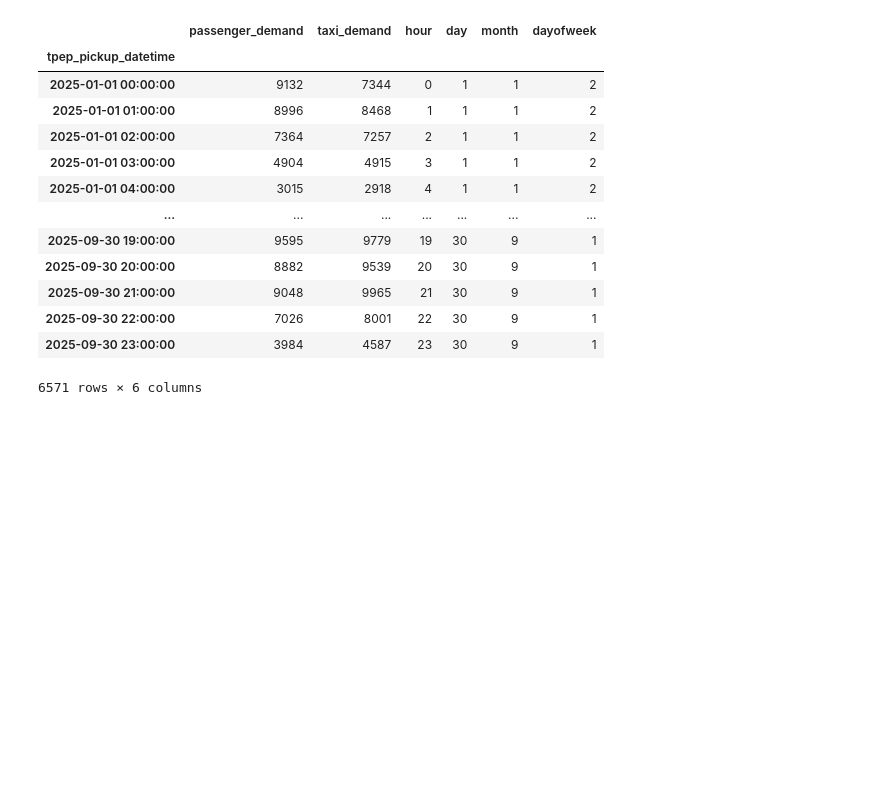
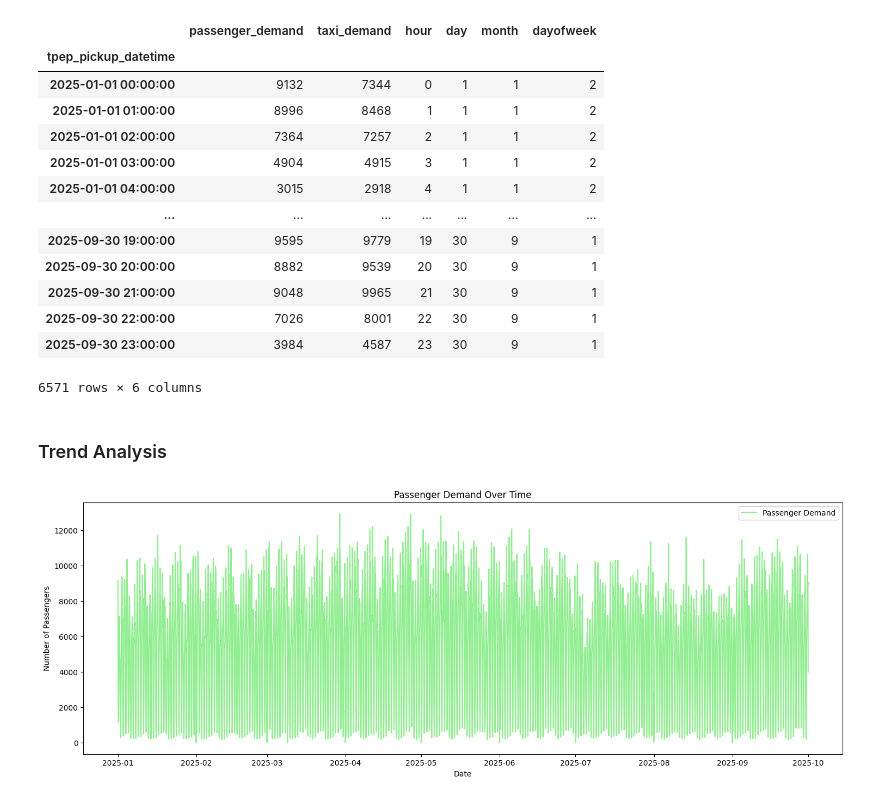
Before and after one commit to Rasel1435/yellow-taxi-demand-analysis, a Jupyter notebook: 1_Data_Preprocess/a_EDA/b_TimeSeriesAnalysis.ipynb, the cells around one changed output. Saved outputs shown, nothing was run; the diff lists cells and outputs as text; code cells hidden in the pictures; blank space fills up the shorter version.

```diff
--- a/1_Data_Preprocess/a_EDA/b_TimeSeriesAnalysis.ipynb
+++ b/1_Data_Preprocess/a_EDA/b_TimeSeriesAnalysis.ipynb
@@ -67,0 +66,2 @@ df.loc[0, 'tpep_pickup_datetime'].weekofyear
+# %%
+df['tpep_pickup_datetime'] = pd.to_datetime(df['tpep_pickup_datetime'], errors='coerce')
@@ -121,0 +132,12 @@ add_timed_features(data)
+# %% [markdown]
+### Trend Analysis
+# %%
+plt.figure(figsize=(18, 6))
+plt.plot(data['passenger_demand'], label='Passenger Demand', color='lightgreen')
+plt.title('Passenger Demand Over Time')
+plt.xlabel('Date')
+plt.ylabel('Number of Passengers')
+plt.legend()
+plt.show()
+# %% [output]
+[figure, added]
```
Also changed, not shown: parts of 24 cells of this notebook.
